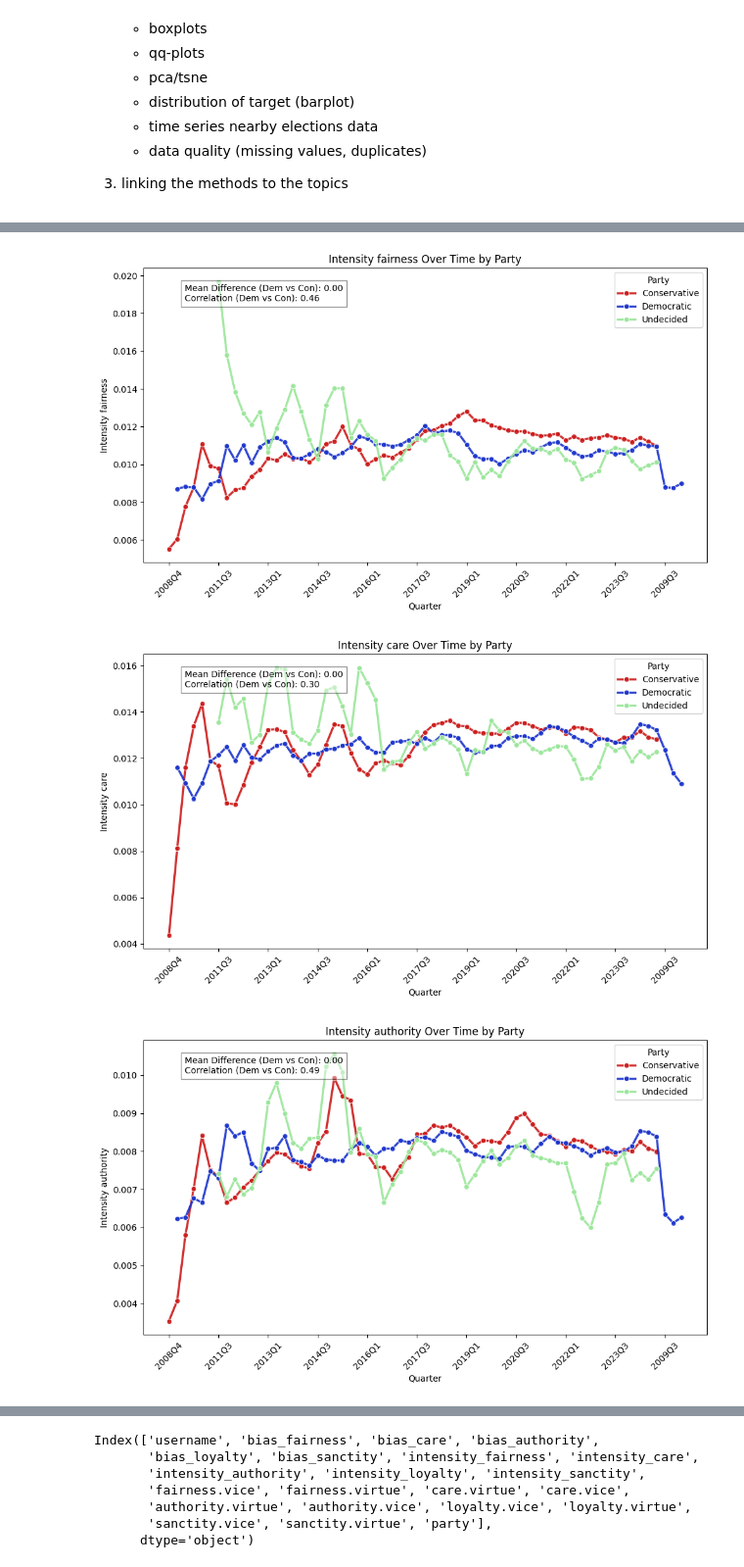
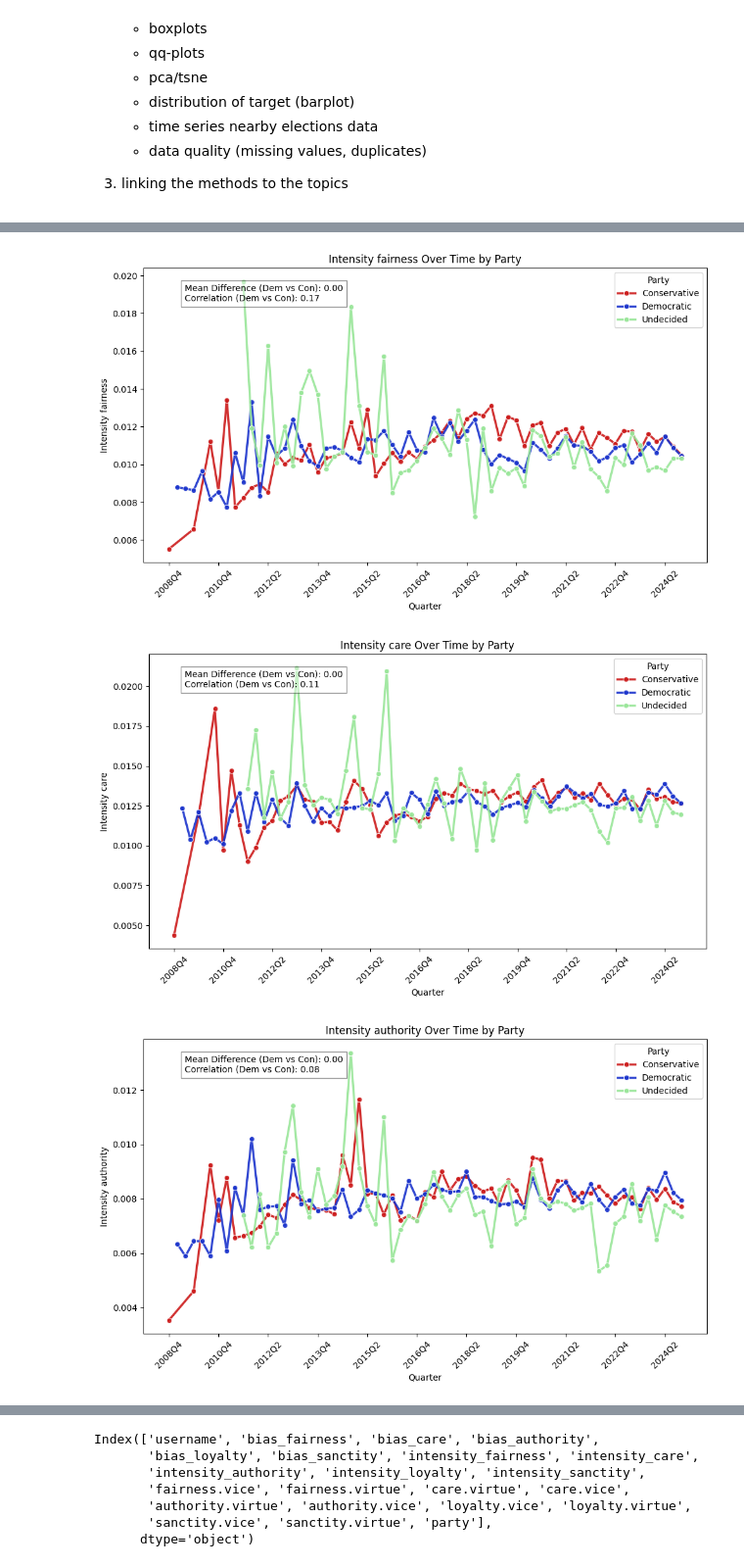
Before and after one commit to edo-lucio/predicting-political-view, a Jupyter notebook: nb.ipynb, the cells around one changed output, grey strips where cells are left out. Shown at 98% size. Cells and saved outputs as stored; diff of their text form; code cells hidden in the pictures.

```diff
--- a/nb.ipynb
+++ b/nb.ipynb
@@ -578,10 +584,13 @@ from scipy.stats import pearsonr
 # Convert 'posted_time' to datetime if not already
 log_transformed_data_pivoted['posted_time'] = pd.to_datetime(log_transformed_data_pivoted['posted_time'])
 
-# Create 6-month periods
+# Debugging step: Check date range
+print("Date range in 'posted_time':", log_transformed_data_pivoted['posted_time'].min(), "to", log_transformed_data_pivoted['posted_time'].max())
+
+# Create quarterly periods
 log_transformed_data_pivoted['quarter'] = log_transformed_data_pivoted['posted_time'].dt.to_period('Q')
 
-# Group by 6-month periods and party
+# Group by quarter and party
 grouped = log_transformed_data_pivoted.groupby(['quarter', 'party']).agg({
     'bias_fairness': 'mean',
     'bias_care': 'mean',
@@ -595,32 +604,30 @@ grouped = log_transformed_data_pivoted.groupby(['quarter', 'party']).agg({
     'intensity_sanctity': 'mean',
 }).reset_index()
 
+# Debugging step: Check unique quarters
+print("Unique quarters after grouping:", grouped['quarter'].unique())
+
 # Convert quarter to string for plotting
 grouped['quarter'] = grouped['quarter'].astype(str)
 
-# Updated party colors with a lighter and less intense 'Undecided'
+# Define party colors with a lighter, less intense 'Undecided'
 party_colors = {
     'Democratic': (0.1, 0.2, 0.8, 0.9),  # Bright blue for Democrats
     'Conservative': (0.8, 0.1, 0.1, 0.9),  # Bright red for Conservatives
-    'Undecided': (0.6, 0.9, 0.6, 0.3),  # Very light green with low intensity and transparency for Undecided
+    'Undecided': (0.6, 0.9, 0.6, 0.3),  # Light green with low intensity
 }
 
-# Apply smoothing (moving average)
-def smooth_data(df, dimension, period_col='quarter'):
-    df[dimension] = df[dimension].rolling(window=3, min_periods=1).mean()  # 3-point moving average
-    return df
-
-# Function to calculate the mean difference and correlation
+# Calculate mean difference and correlation
 def calculate_metrics(df, dimension):
-    # Pivot data for easier comparison
+    # Pivot data for comparison
     pivot = df.pivot(index='quarter', columns='party', values=dimension)
 
     # Ensure both Democratic and Conservative are present
     if 'Democratic' in pivot.columns and 'Conservative' in pivot.columns:
-        # Calculate mean absolute difference
+        # Mean absolute difference
         mean_diff = (pivot['Democratic'] - pivot['Conservative']).abs().mean()
 
-        # Calculate correlation
+        # Correlation
         valid_data = pivot[['Democratic', 'Conservative']].dropna()
         correlation = pearsonr(valid_data['Democratic'], valid_data['Conservative'])[0]
     else:
@@ -632,20 +639,19 @@ def calculate_metrics(df, dimension):
 # Plotting function with metrics
 def plot_dimensions(dimensions, title_prefix):
     for dimension in dimensions:
-        smoothed = grouped.groupby('party').apply(smooth_data, dimension).reset_index(drop=True)
+        # Calculate metrics
+        mean_difference, correlation = calculate_metrics(grouped, dimension)
 
-        # Calculate metrics
-        mean_difference, correlation = calculate_metrics(smoothed, dimension)
-
+        # Plot
         plt.figure(figsize=(10, 6))
         g = sns.lineplot(
-            data=smoothed,
+            data=grouped,
             x='quarter',
             y=dimension,
             hue='party',
             palette=party_colors,
-            alpha=0.9,  # Set overall alpha transparency to make lines less intense
-            linewidth=2.5,  # Thicker lines for better visibility
+            alpha=0.9,
+            linewidth=2.5,
             marker='o'
         )
         g.set(
@@ -654,8 +660,8 @@ def plot_dimensions(dimensions, title_prefix):
             ylabel=dimension.replace("_", " ").capitalize()
         )
 
-        # Customize x-axis ticks to show fewer labels
-        tick_labels = smoothed['quarter'].unique()
+        # Customize x-axis ticks
+        tick_labels = grouped['quarter'].unique()
         tick_indices = list(range(0, len(tick_labels), max(1, len(tick_labels) // 10)))  # Approx 10 labels
         plt.xticks(tick_indices, [tick_labels[i] for i in tick_indices], rotation=45)
 
@@ -689,3 +707,3 @@ plot_dimensions(intensity_dimensions, "Intensity")
-[figure, old version]
+[figure, new version]
-[figure, old version]
+[figure, new version]
-[figure, old version]
+[figure, new version]
```
Also changed, not shown: parts of 5 cells of this notebook.
